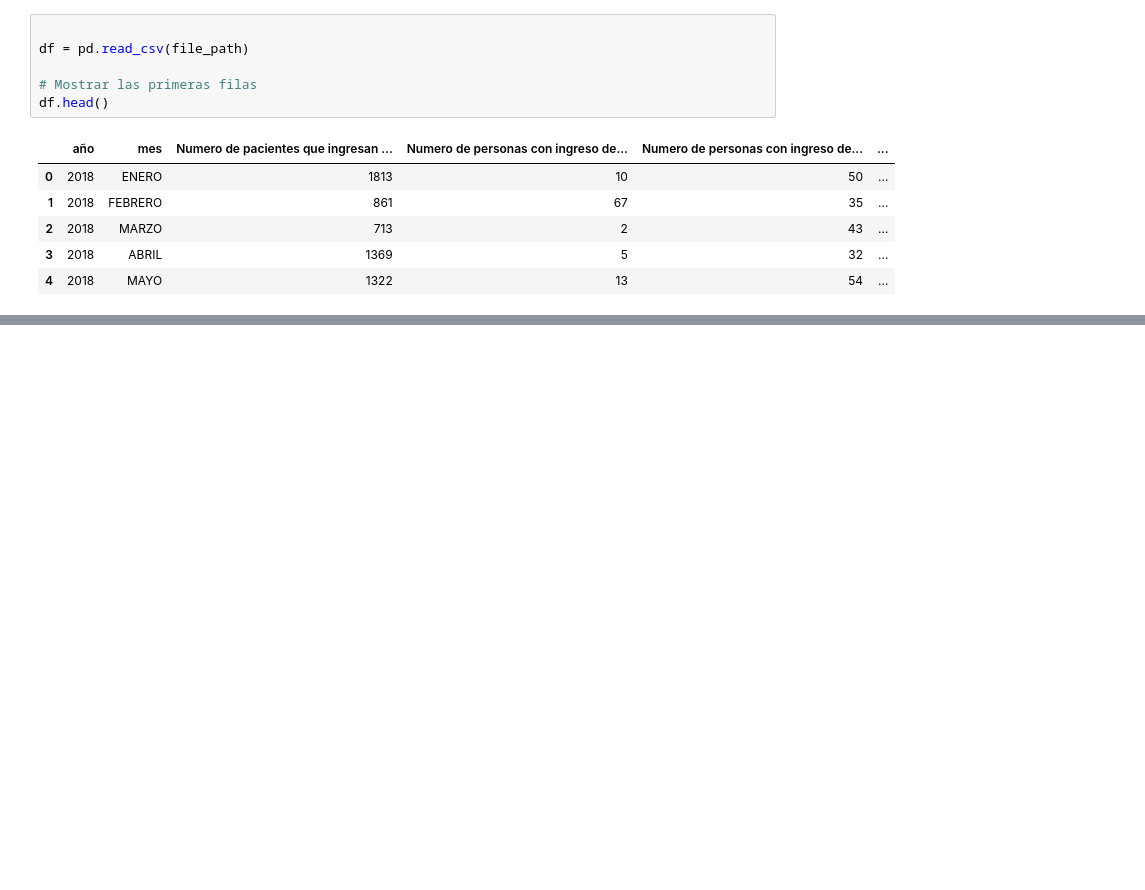
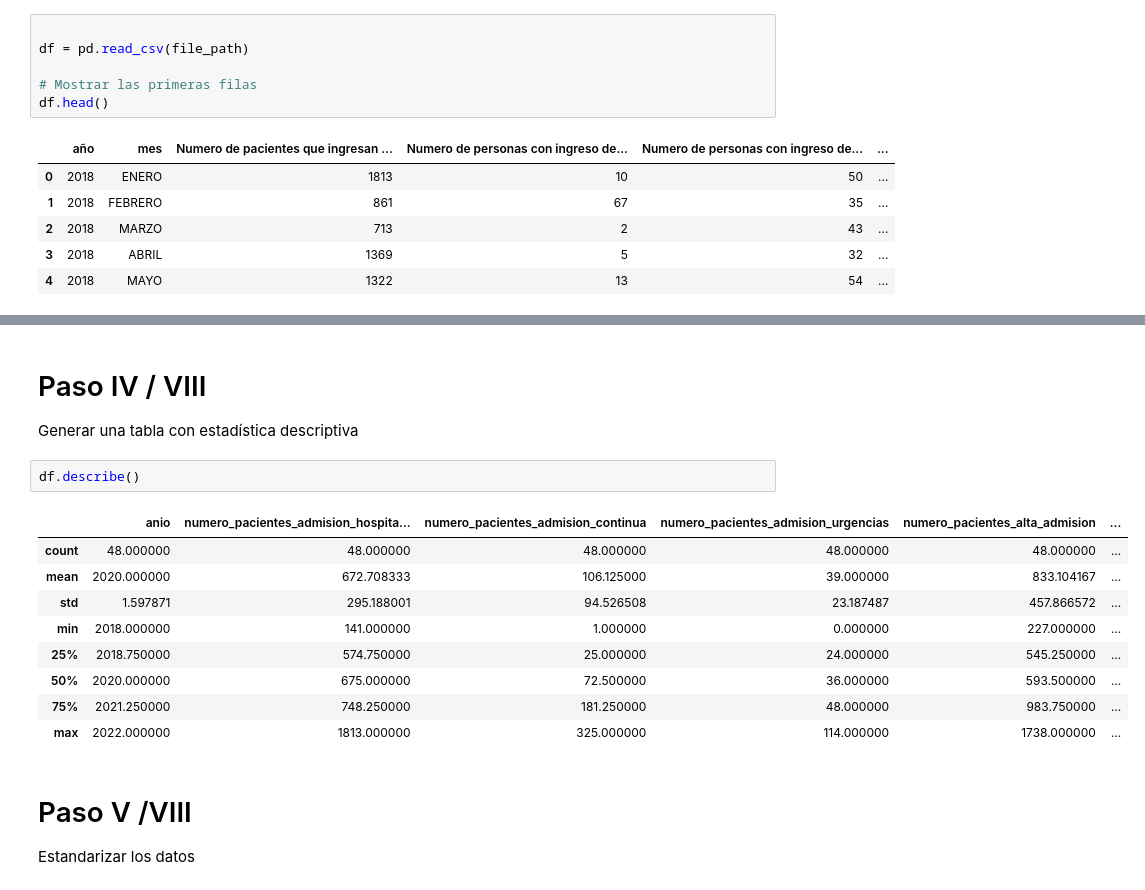
Before and after one commit to Seikened/semestre_IV, a Jupyter notebook: machine_learning/tareas/tarea_3/Avance_proyecto_final.ipynb, the cells around one changed output, grey strips where cells are left out. Cells and saved outputs as stored; diff of their text form; blank space fills up the shorter version.

```diff
--- a/machine_learning/tareas/tarea_3/Avance_proyecto_final.ipynb
+++ b/machine_learning/tareas/tarea_3/Avance_proyecto_final.ipynb
@@ -87,0 +135,18 @@ df.head()
+# %% [markdown]
+# Paso IV / VIII
+Generar una tabla con estadística descriptiva
+# %%
+df.describe()
+# %% [output]
+|  | anio | numero_pacientes_admision_hospita... | numero_pacientes_admision_continua | numero_pacientes_admision_urgencias | numero_pacientes_alta_admision | ... |
+| count | 48.000000 | 48.000000 | 48.000000 | 48.000000 | 48.000000 | ... |
+| mean | 2020.000000 | 672.708333 | 106.125000 | 39.000000 | 833.104167 | ... |
+| std | 1.597871 | 295.188001 | 94.526508 | 23.187487 | 457.866572 | ... |
+| min | 2018.000000 | 141.000000 | 1.000000 | 0.000000 | 227.000000 | ... |
+| 25% | 2018.750000 | 574.750000 | 25.000000 | 24.000000 | 545.250000 | ... |
+| 50% | 2020.000000 | 675.000000 | 72.500000 | 36.000000 | 593.500000 | ... |
+| 75% | 2021.250000 | 748.250000 | 181.250000 | 48.000000 | 983.750000 | ... |
+| max | 2022.000000 | 1813.000000 | 325.000000 | 114.000000 | 1738.000000 | ... |
+# %% [markdown]
+# Paso V /VIII
+Estandarizar los datos
```
Also changed, not shown: parts of 14 cells of this notebook, 2 other files.
